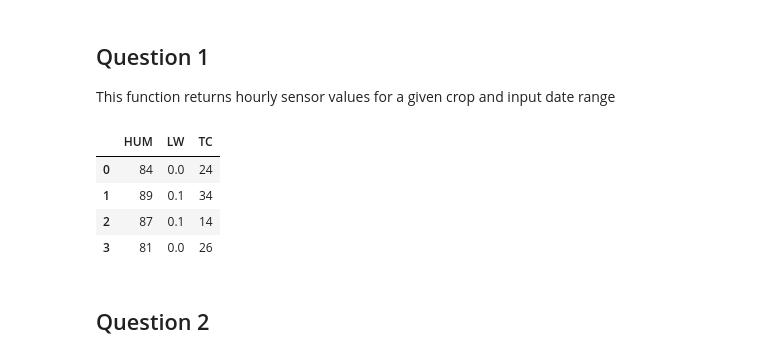
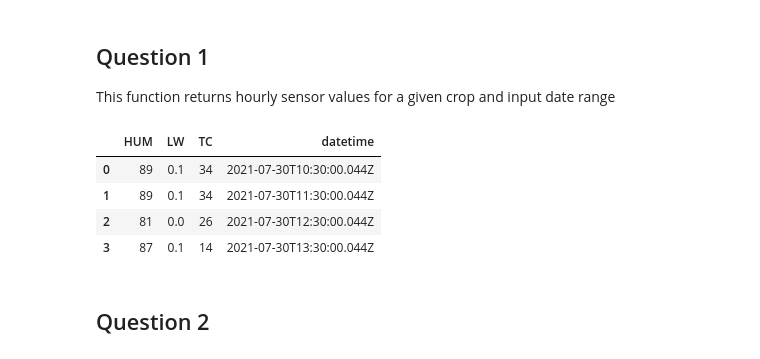
Before and after one commit to SudhanshuBlaze/FASAL_Assignment, a Jupyter notebook: FASAL assignment.ipynb, the cells around one changed output. Saved outputs shown, nothing was run; the diff lists cells and outputs as text; code cells hidden in the pictures.

```diff
--- a/FASAL assignment.ipynb
+++ b/FASAL assignment.ipynb
@@ -55,15 +55,15 @@ def get_data(crop_name, start_date, end_date, sensor_list):
 # %%
 get_data(
     "tomato",
-    "2021-07-30T09:18:29.044Z",
-    "2021-07-31T09:18:29.044Z",
-    ["HUM","LW","TC"])
+    "2021-07-30T00:00:00.044Z",
+    "2021-07-31T00:00:00.044Z",
+    ["HUM","LW","TC","datetime"])
 # %% [output]
-|  | HUM | LW | TC |
-| 0 | 84 | 0.0 | 24 |
-| 1 | 89 | 0.1 | 34 |
-| 2 | 87 | 0.1 | 14 |
-| 3 | 81 | 0.0 | 26 |
+|  | HUM | LW | TC | datetime |
+| 0 | 89 | 0.1 | 34 | 2021-07-30T10:30:00.044Z |
+| 1 | 89 | 0.1 | 34 | 2021-07-30T11:30:00.044Z |
+| 2 | 81 | 0.0 | 26 | 2021-07-30T12:30:00.044Z |
+| 3 | 87 | 0.1 | 14 | 2021-07-30T13:30:00.044Z |
 # %% [markdown]
 ## Question 2
 # %%
```
Also changed, not shown: parts of 7 cells of this notebook.
